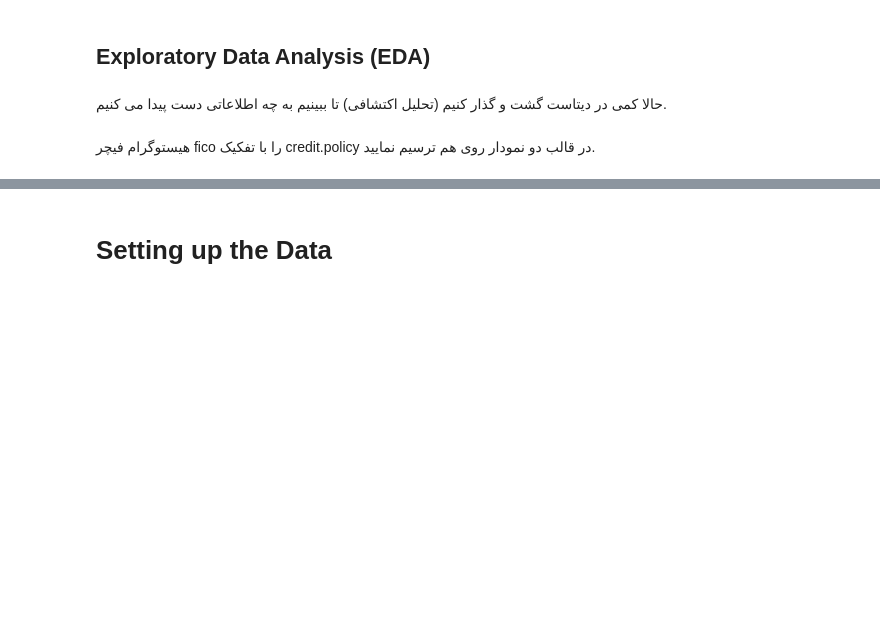
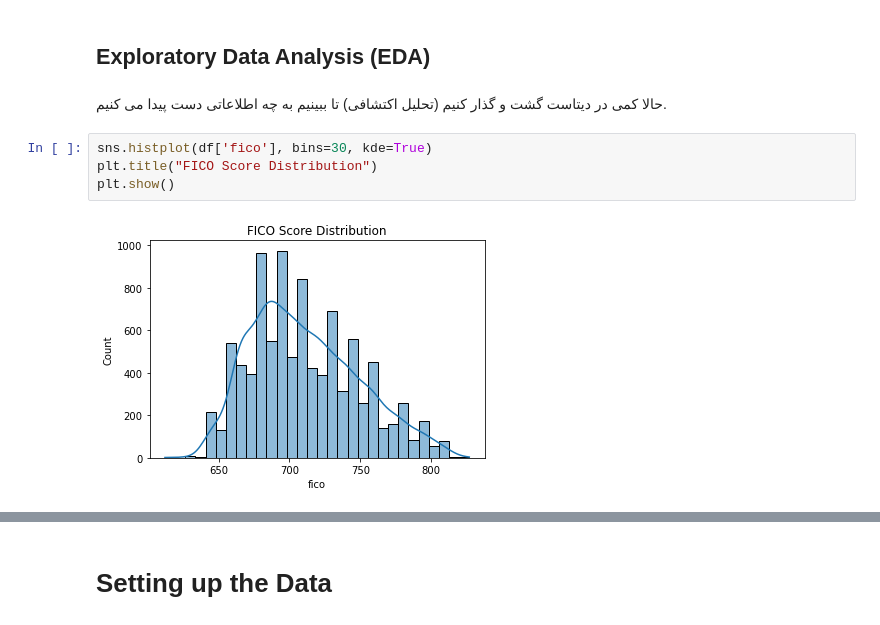
Before and after one commit to aminmk99/machine-learning-projects, a Jupyter notebook: Load Repayment Decision Tree& Random Forest/loan_repayment.ipynb, the cells around one changed output, grey strips where cells are left out. Saved outputs shown, nothing was run; the diff lists cells and outputs as text; blank space fills up the shorter version.

Commit message:
Completed EDA: analyzed feature distributions, correlations, and loan repayment patterns

```diff
--- a/Load Repayment Decision Tree& Random Forest/loan_repayment.ipynb
+++ b/Load Repayment Decision Tree& Random Forest/loan_repayment.ipynb
@@ -80,6 +114,9 @@ memory usage: 1.0+ MB
 # %% [markdown]
 <div style="direction:rtl">
 حالا کمی در دیتاست گشت و گذار کنیم (تحلیل اکتشافی) تا ببینیم به چه اطلاعاتی دست پیدا می کنیم.
-# %% [markdown]
-<div style="direction:rtl">
-هیستوگرام فیچر fico را با تفکیک credit.policy در قالب دو نمودار روی هم ترسیم نمایید.
+# %%
+sns.histplot(df['fico'], bins=30, kde=True)
+plt.title("FICO Score Distribution")
+plt.show()
+# %% [output]
+[figure, added]
```
Also changed, not shown: parts of 42 cells of this notebook.
